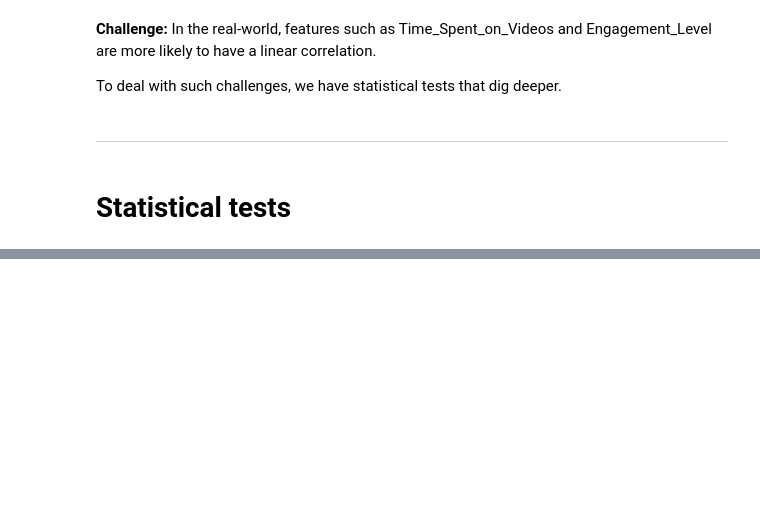
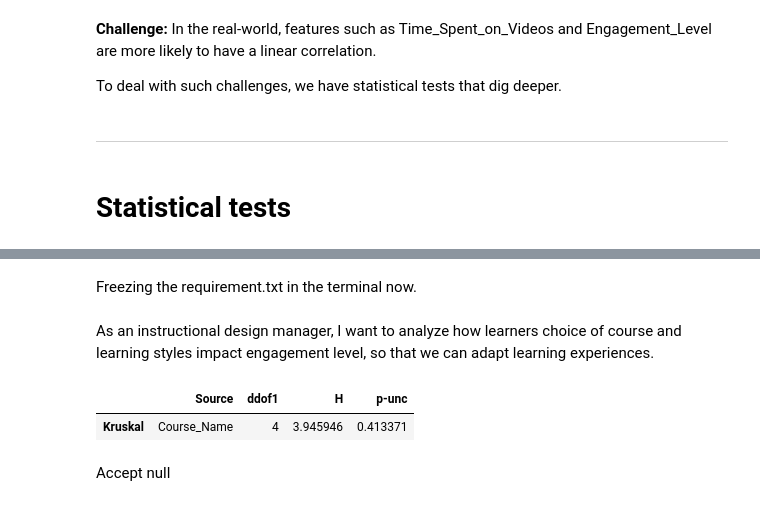
Before and after one commit to narendran-manoharan/synthetic_learning_behavior_analysis, a Jupyter notebook: project_work_jupyter_notebooks/synthetic_learning_behavior_analysis_transform.ipynb, the cells around one changed output, grey strips where cells are left out. Saved outputs shown, nothing was run; the diff lists cells and outputs as text; code cells hidden in the pictures; blank space fills up the shorter version.

```diff
--- a/project_work_jupyter_notebooks/synthetic_learning_behavior_analysis_transform.ipynb
+++ b/project_work_jupyter_notebooks/synthetic_learning_behavior_analysis_transform.ipynb
@@ -298,0 +386,11 @@ To deal with such challenges, we have statistical tests that dig deeper.
+# %% [markdown]
+Freezing the requirement.txt in the terminal now.
+# %% [markdown]
+As an instructional design manager, I want to analyze how learners choice of course and learning styles impact engagement level, so that we can adapt learning experiences.
+# %%
+pg.kruskal(data = df, dv = "Engagement_Level", between = "Course_Name")
+# %% [output]
+|  | Source | ddof1 | H | p-unc |
+| Kruskal | Course_Name | 4 | 3.945946 | 0.413371 |
+# %% [markdown]
+Accept null
```
Also changed, not shown: parts of 11 cells of this notebook.
